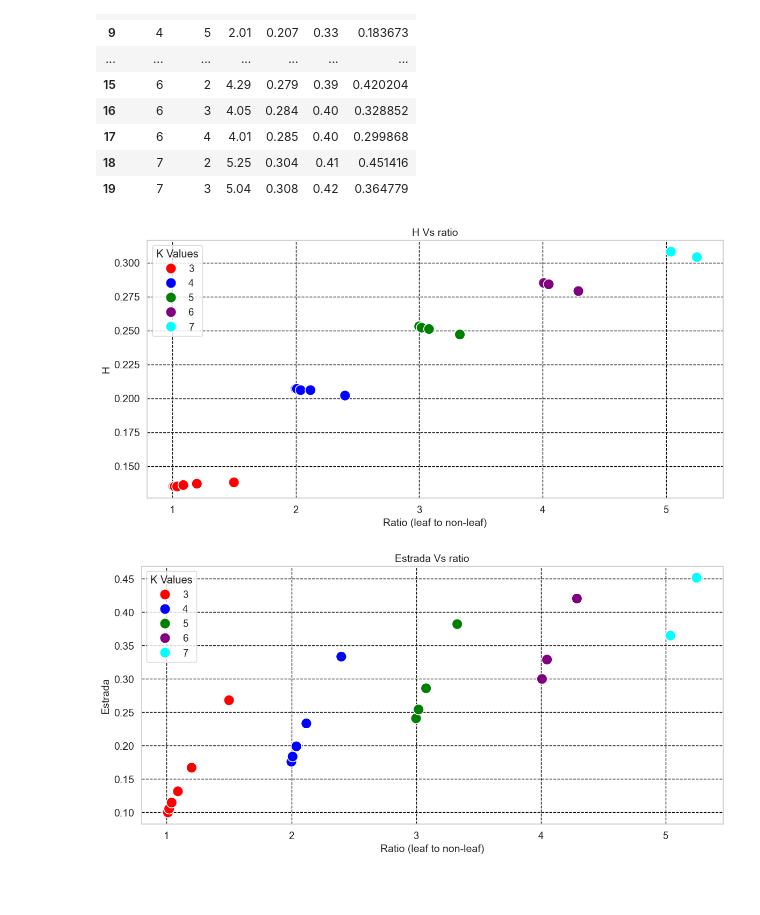
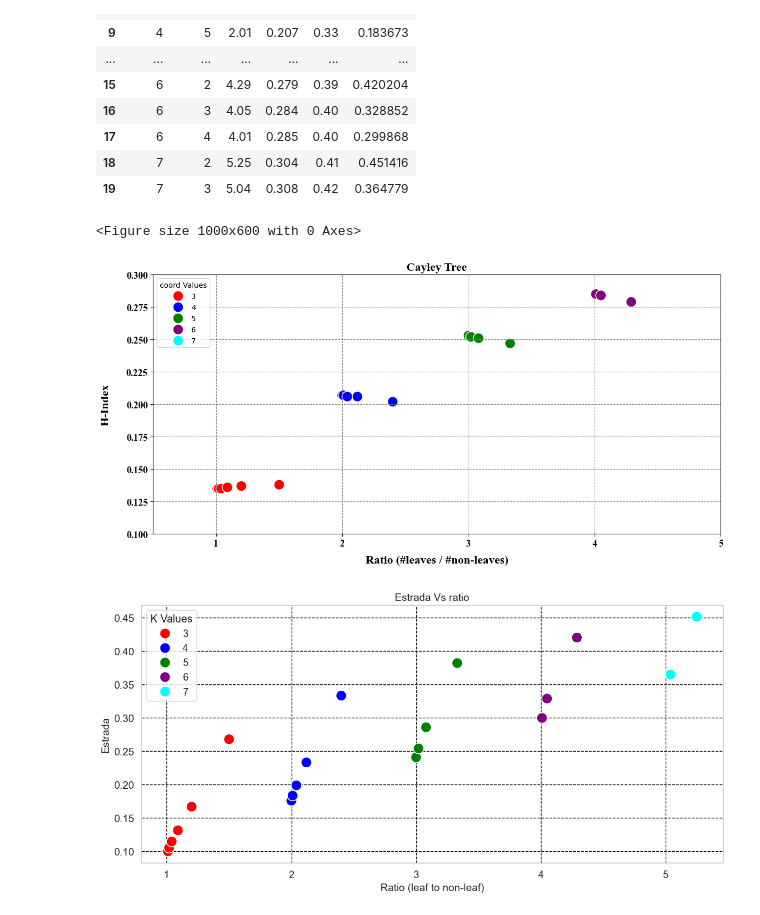
Before and after one commit to hghaemi/h_index_paper, a Jupyter notebook: supernova_cayley.ipynb, the cells around one changed output. Drawn from its saved outputs; the diff is of its cells as text; code cells hidden in the pictures; blank space fills up the shorter version.

```diff
--- a/supernova_cayley.ipynb
+++ b/supernova_cayley.ipynb
@@ -310,31 +283,41 @@ Graph with n=302 | depth=3 | ratio:5.04 | H:0.30800000000000005
 # %%
 cayley_df__third = pd.read_csv("SavedNetworks/cayley_df__third.csv")
 # %%
+plt.figure(figsize=(10, 6))
+font = {'family': 'times new roman', 'weight': 'bold', 'size': 11}
+
 cayley_df__third.sort_values(by=['ratio'], inplace=True)
 font_size = 14
 
 custom_palette = {
     3: "red",
     4: "blue",
     5: "green",
     6: 'purple',
     7: 'cyan'
 }
 
 plt.figure(figsize=(12,6))
 sns.scatterplot(data=cayley_df__third, x="ratio", y="H", hue='coord', palette=custom_palette, s=200)
+plt.subplots_adjust(left=0.13, bottom=0.12, right=0.95, top=0.95)
 
-plt.xlabel('Ratio (leaf to non-leaf)', fontsize=font_size)
-plt.ylabel('H',fontsize=font_size)
-plt.yticks(fontsize=font_size)
-plt.legend(title='K Values')
-plt.title('H Vs ratio', fontsize=font_size)
-plt.grid(color='black',linestyle='--',axis='both')
+plt.title("Cayley Tree", family= 'times new roman', weight='bold', size=16)
+plt.xlabel('Ratio (#leaves / #non-leaves)', family= 'times new roman', weight='bold', size=16, labelpad=10)
+plt.ylabel('H-Index', family= 'times new roman', weight='bold', size=16, labelpad=20)
+
+# plt.yticks(fontsize=font_size)
+plt.legend(title='coord Values', loc=2)
+plt.xticks(np.arange(0,7,1),family='times new roman', weight='bold', size=13)
+plt.xlim(0.5, 5)
+plt.yticks(np.arange(0, 0.31, 0.025),family='times new roman', weight='bold', size=13)
+plt.ylim(0.1,0.3)
+plt.grid(color='grey',linestyle='--',axis='both')
 plt.tight_layout()
-plt.savefig('Plots/h_ratio_cayley.png', facecolor='white', dpi=300, bbox_inches='tight')
+plt.savefig('Figures/h_ratio_cayley.png', facecolor='white', dpi=1000, bbox_inches='tight')
 plt.show()
 # %% [output]
+<Figure size 1000x600 with 0 Axes>
-[figure, old version]
+[figure, new version]
 # %%
 cayley_df__third.sort_values(by=['ratio'], inplace=True)
 font_size = 14
```
Also changed, not shown: parts of 9 cells of this notebook.
